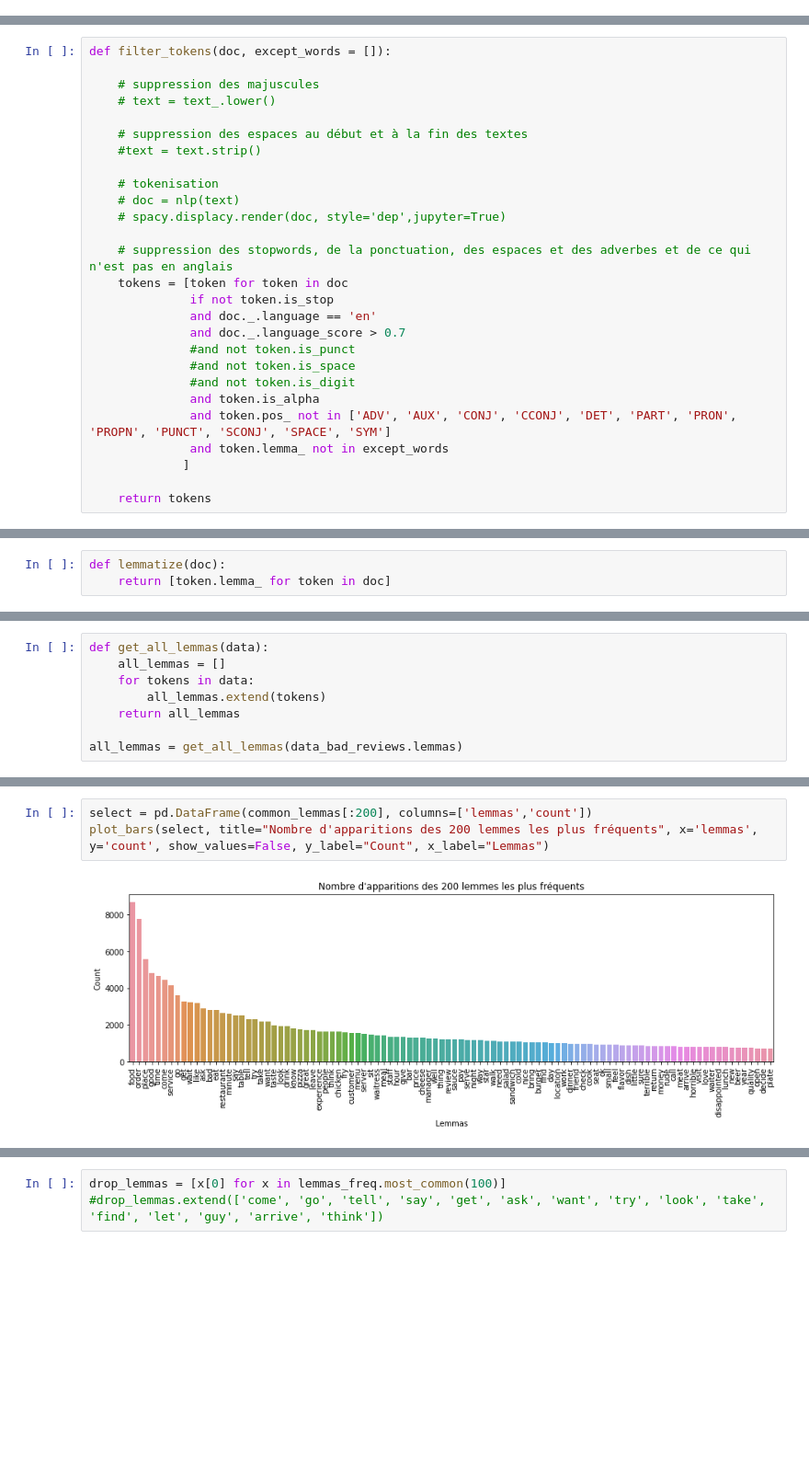
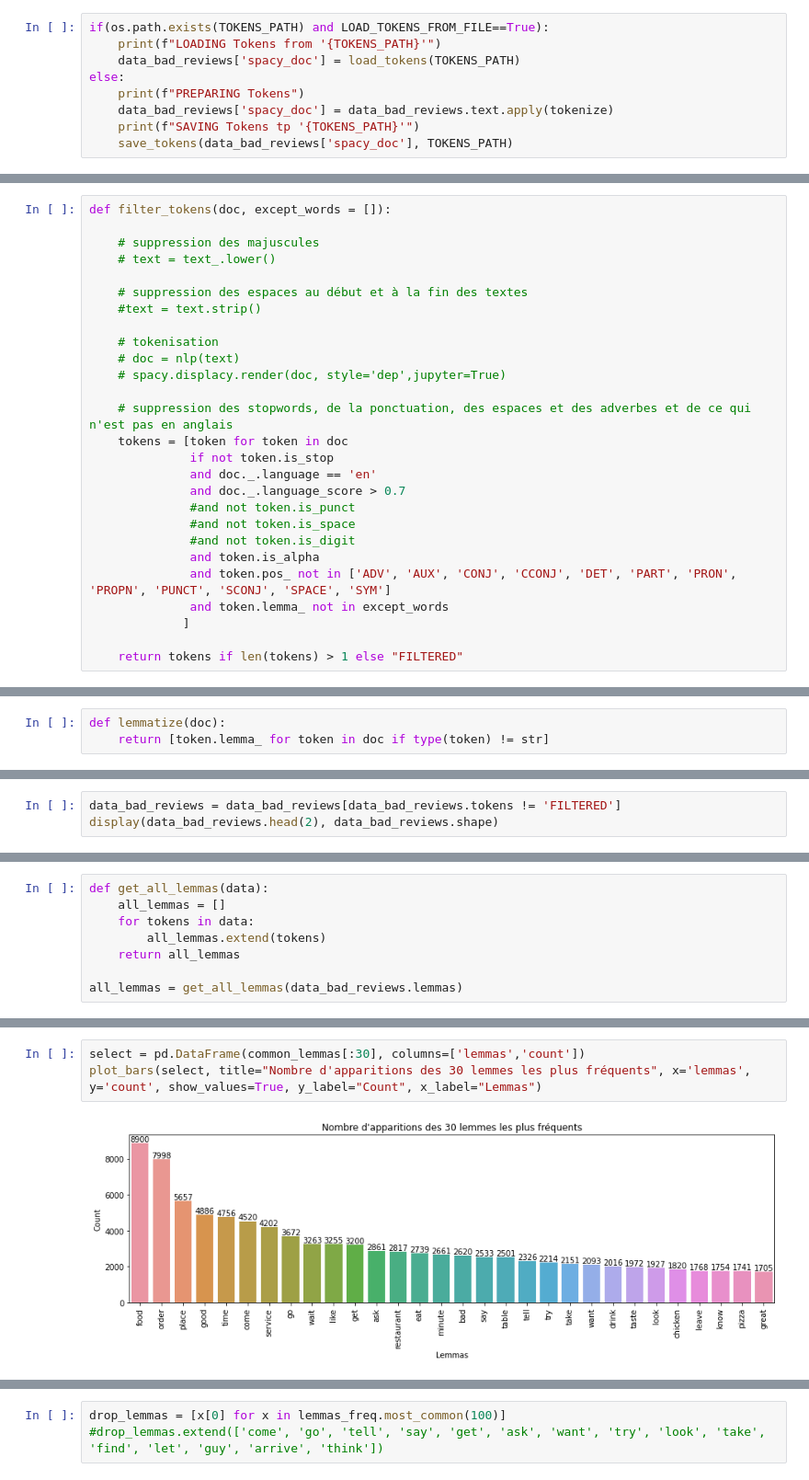
Before and after one commit to Valkea/OC_AI_06, a Jupyter notebook: 01_EDA.ipynb, the cells around one changed output, grey strips where cells are left out. Shown at 92% size. Drawn from its saved outputs; the diff is of its cells as text; blank space fills up the shorter version.

```diff
--- a/01_EDA.ipynb
+++ b/01_EDA.ipynb
@@ -626,0 +647,9 @@ data_bad_reviews['spacy_doc'] = data_bad_reviews.text.apply(tokenize)
+# %%
+if(os.path.exists(TOKENS_PATH) and LOAD_TOKENS_FROM_FILE==True):
+    print(f"LOADING Tokens from '{TOKENS_PATH}'")
+    data_bad_reviews['spacy_doc'] = load_tokens(TOKENS_PATH)
+else:
+    print(f"PREPARING Tokens")
+    data_bad_reviews['spacy_doc'] = data_bad_reviews.text.apply(tokenize)
+    print(f"SAVING Tokens tp '{TOKENS_PATH}'")
+    save_tokens(data_bad_reviews['spacy_doc'], TOKENS_PATH)
@@ -662,7 +695,7 @@ def filter_tokens(doc, except_words = []):
               and token.lemma_ not in except_words
              ]
 
-    return tokens
+    return tokens if len(tokens) > 1 else "FILTERED"
 # %% [markdown]
 #### Regardons si il y a des textes dans d'autres langues ou dans de l'anglais approximatif
 # %%
@@ -706,7 +739,7 @@ data_bad_reviews['tokens'] = data_bad_reviews.spacy_doc.apply(filter_tokens)
 ## 3.3 Lemmatization des tokens <a class="anchor" id="lemmatize"></a> [⇪](#menu)
 # %%
 def lemmatize(doc):
-    return [token.lemma_ for token in doc]
+    return [token.lemma_ for token in doc if type(token) != str]
 # %% [markdown]
 #### Lemmatisons les tokens
 # %%
@@ -720,0 +772,3 @@ display(data_bad_reviews.head(2), data_bad_reviews.shape)
+# %%
+data_bad_reviews = data_bad_reviews[data_bad_reviews.tokens != 'FILTERED']
+display(data_bad_reviews.head(2), data_bad_reviews.shape)
@@ -743,8 +802,8 @@ print (common_lemmas)
 # %%
-select = pd.DataFrame(common_lemmas[:200], columns=['lemmas','count'])
-plot_bars(select, title="Nombre d'apparitions des 200 lemmes les plus fréquents", x='lemmas', y='count', show_values=False, y_label="Count", x_label="Lemmas")
+select = pd.DataFrame(common_lemmas[:30], columns=['lemmas','count'])
+plot_bars(select, title="Nombre d'apparitions des 30 lemmes les plus fréquents", x='lemmas', y='count', show_values=True, y_label="Count", x_label="Lemmas")
 # %% [output]
-[figure, old version]
+[figure, new version]
 # %% [markdown]
 >#### Les mots les plus fréquents sont des mots peu informatifs car présent dans la plupart des textes...
 > Par exemple les lemmes `Food` ou `order` font plus de 6000 aparitions sur un jeu de données d'environ 10000 textes.
```
Also changed, not shown: parts of 87 cells of this notebook.
